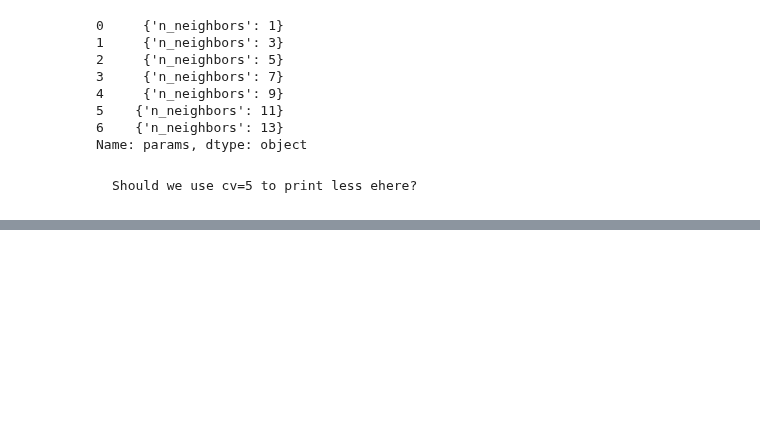
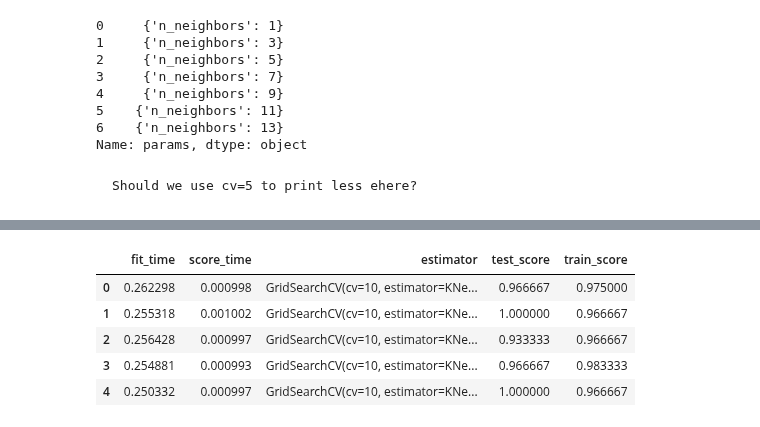
Before and after one commit to amueller/aml, a Jupyter notebook: 01-ml-workflow/10-model-validation-and-tuning.ipynb, the cells around one changed output, grey strips where cells are left out. Drawn from its saved outputs; the diff is of its cells as text; code cells hidden in the pictures; blank space fills up the shorter version.

```diff
--- a/01-ml-workflow/10-model-validation-and-tuning.ipynb
+++ b/01-ml-workflow/10-model-validation-and-tuning.ipynb
@@ -353,0 +366,18 @@ But let’s dive into the cross-validation a bit more.
+# %%
+# note that we don't call train_test_split
+param_grid = {'n_neighbors':  np.arange(1, 15, 2)}
+# instantiate grid search
+grid = GridSearchCV(KNeighborsClassifier(), param_grid=param_grid, cv=10,
+                   return_train_score=True)
+# perform cross-validation on the grid-search estimator
+# where each individual fit will internally perform cross-validation
+res = cross_validate(grid, X, y, cv=5, return_train_score=True, return_estimator=True)
+# %%
+pd.DataFrame(res)
+# %% [output]
+|  | fit_time | score_time | estimator | test_score | train_score |
+| 0 | 0.262298 | 0.000998 | GridSearchCV(cv=10, estimator=KNe... | 0.966667 | 0.975000 |
+| 1 | 0.255318 | 0.001002 | GridSearchCV(cv=10, estimator=KNe... | 1.000000 | 0.966667 |
+| 2 | 0.256428 | 0.000997 | GridSearchCV(cv=10, estimator=KNe... | 0.933333 | 0.966667 |
+| 3 | 0.254881 | 0.000993 | GridSearchCV(cv=10, estimator=KNe... | 0.966667 | 0.983333 |
+| 4 | 0.250332 | 0.000997 | GridSearchCV(cv=10, estimator=KNe... | 1.000000 | 0.966667 |
```
Also changed, not shown: parts of 11 cells of this notebook.
